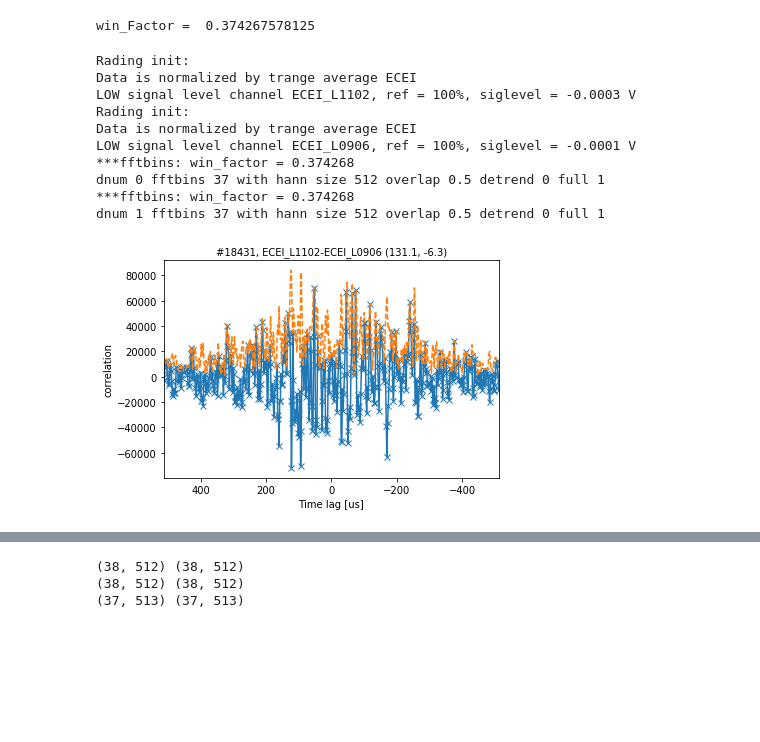
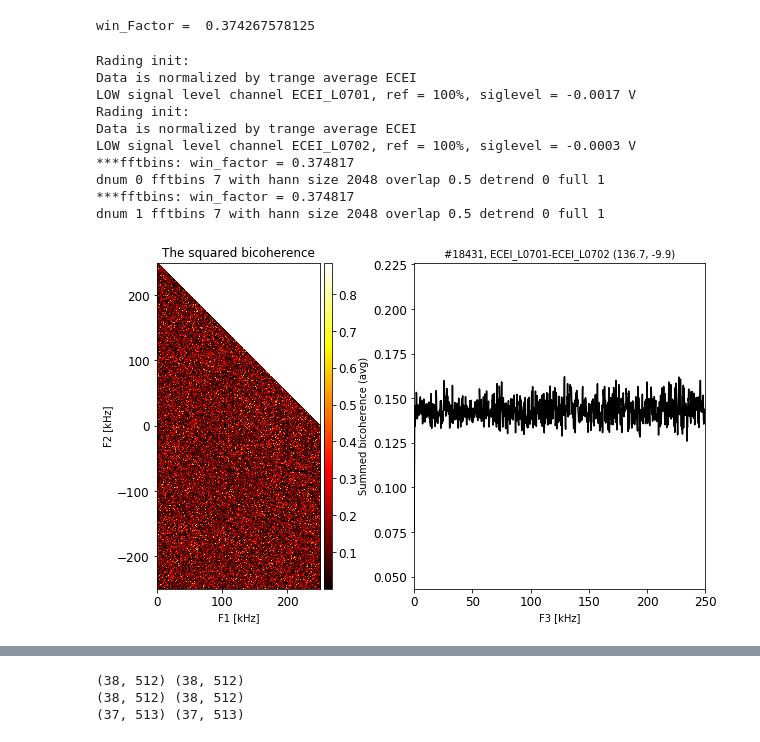
Before and after one commit to rkube/delta, a Jupyter notebook: tests_analysis/compare_correlation_dask_fluctana.ipynb, the cells around one changed output, grey strips where cells are left out. Saved outputs shown, nothing was run; the diff lists cells and outputs as text; code cells hidden in the pictures; blank space fills up the shorter version.

Commit message:
Implemented and bicoherence and comapred to fluctana_rmc examples

```diff
--- a/tests_analysis/compare_correlation_dask_fluctana.ipynb
+++ b/tests_analysis/compare_correlation_dask_fluctana.ipynb
@@ -9,6 +9,10 @@ results from the streaming analysis package.
 %matplotlib inline
 
 import numpy as np
+import matplotlib as mpl
+mpl.rcParams["xtick.labelsize"] = "large"
+mpl.rcParams["ytick.labelsize"] = "large"
+
 import matplotlib.pyplot as plt
 import adios2
 from scipy.signal import stft, spectrogram, detrend
@@ -30,40 +34,37 @@ win_Factor =  0.374267578125
 # %%
 def test_rmc():
     import sys
     sys.path.append("/global/homes/r/rkube/repos/fluctana_rmc")
     from fluctana import FluctAna, KstarEcei
 
     shot = 18431
     trange = [-0.10, -0.08]
-    clist = [['ECEI_L1102'], ['ECEI_L0906']]
+    clist = [['ECEI_L0701'], ['ECEI_L0702']]
 
     # call fluctana
     A = FluctAna()
 
     # add data
     A.add_data(KstarEcei(shot=shot, clist=clist[0], data_path='/global/cscratch1/sd/rkube/KSTAR/kstar_streaming/'), trange=trange, norm=1)
     A.add_data(KstarEcei(shot=shot, clist=clist[1], data_path='/global/cscratch1/sd/rkube/KSTAR/kstar_streaming/'), trange=trange, norm=1)
 
     # do fft; full = 1
-    A.fftbins(nfft=512, window='hann', overlap=0.5, detrend=0, full=1)
+    A.fftbins(nfft=2048, window='hann', overlap=0.5, detrend=0, full=1)
 
     # calculate correlation using data sets done and dtwo. results are saved in A.Dlist[dtwo].val
-    A.correlation(done=0, dtwo=1)
-
-    # plot the results; dnum = data set number, cnl = channel number list to plot
-    A.mplot(dnum=1,cnl=range(len(A.Dlist[1].clist)),type='val')
+    A.bicoherence(done=0, dtwo=1)
 
     return(A)
 A = test_rmc()
 # %% [output]
 Rading init:
 Data is normalized by trange average ECEI
-LOW signal level channel ECEI_L1102, ref = 100%, siglevel = -0.0003 V
+LOW signal level channel ECEI_L0701, ref = 100%, siglevel = -0.0017 V
 Rading init:
 Data is normalized by trange average ECEI
-LOW signal level channel ECEI_L0906, ref = 100%, siglevel = -0.0001 V
-***fftbins: win_factor = 0.374268
-dnum 0 fftbins 37 with hann size 512 overlap 0.5 detrend 0 full 1
-***fftbins: win_factor = 0.374268
-dnum 1 fftbins 37 with hann size 512 overlap 0.5 detrend 0 full 1
+LOW signal level channel ECEI_L0702, ref = 100%, siglevel = -0.0003 V
+***fftbins: win_factor = 0.374817
+dnum 0 fftbins 7 with hann size 2048 overlap 0.5 detrend 0 full 1
+***fftbins: win_factor = 0.374817
+dnum 1 fftbins 7 with hann size 2048 overlap 0.5 detrend 0 full 1
-[figure, old version]
+[figure, new version]
```
Also changed, not shown: parts of 21 cells of this notebook, 5 other files.
